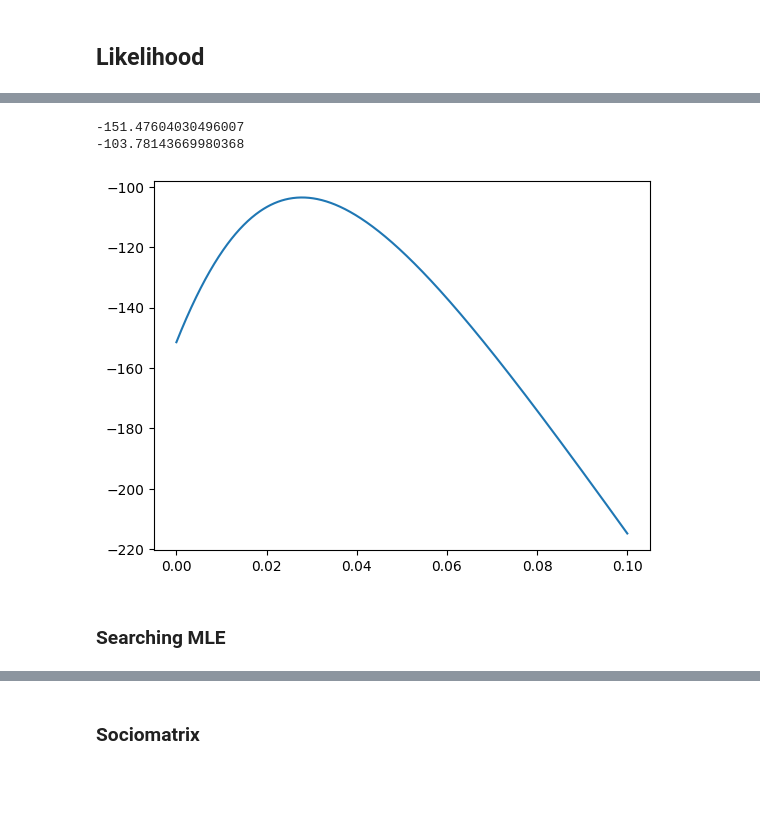
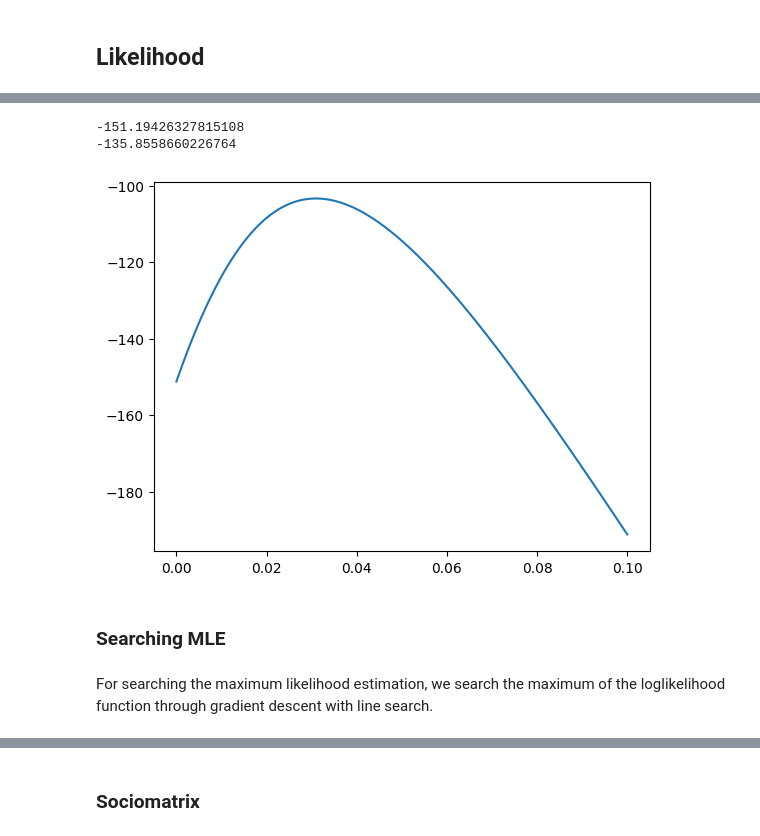
Before and after one commit to cnosa/LatentSpaces_Network_Manifold, a Jupyter notebook: LatentNetwork_Euclidean.ipynb, the cells around one changed output, grey strips where cells are left out. Drawn from its saved outputs; the diff is of its cells as text; code cells hidden in the pictures; blank space fills up the shorter version.

```diff
--- a/LatentNetwork_Euclidean.ipynb
+++ b/LatentNetwork_Euclidean.ipynb
@@ -97,22 +141,24 @@ def grad_loglikelihood(Z,a):
                 y = 1.0 if j in G.neighbors(i) else 0.0
                 dist = 0.05 * np.linalg.norm(Z[i] - Z[j])**2
                 eta = a* ( 1 - dist )
-                grad_Z[i,:] += (-1) * a * (Z[i] - Z[j]) * (y - expit(eta))
-                grad_a += (1-dist) * (y - expit(eta))
+                grad_Z[i,:] +=  a * (Z[i] - Z[j]) * (expit(eta) - y)
+                grad_a += (-1) * (1-dist) * (expit(eta) - y)
     return grad_Z, grad_a
 # %%
 grad_Z,  grad_a = grad_loglikelihood(Z,0.1)
-lr = 0.03
+lr = 0.005
 print(loglikelihood(Z,0.1))
 print(loglikelihood(Z +lr*grad_Z,0.1+lr*grad_a))
 plt.plot(np.linspace(0.0,0.1,1000),[loglikelihood(Z +lr*grad_Z,0.1+lr*grad_a) for lr in np.linspace(0.0,0.1,1000)])
 plt.show()
 # %% [output]
--151.47604030496007
--103.78143669980368
+-151.19426327815108
+-135.8558660226764
-[figure, old version]
+[figure, new version]
 # %% [markdown]
 ### Searching MLE
+# %% [markdown]
+For searching the maximum likelihood estimation, we search the maximum of the loglikelihood function through gradient descent with line search.
 # %%
 def SearchingMLE(Z_init, a_init, tol=1e-1, max_iter=1000, alpha_init=0.1, rho=0.5, c=1e-4):
     Z0 = Z_init
```
Also changed, not shown: parts of 28 cells of this notebook.
